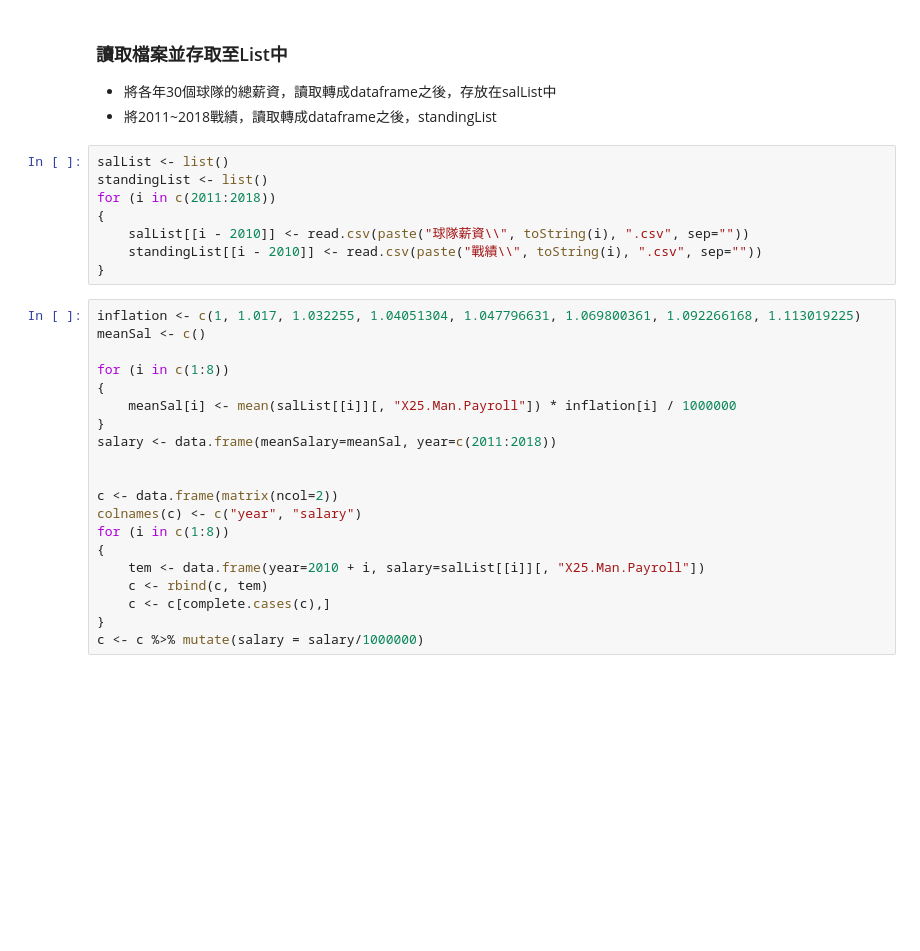
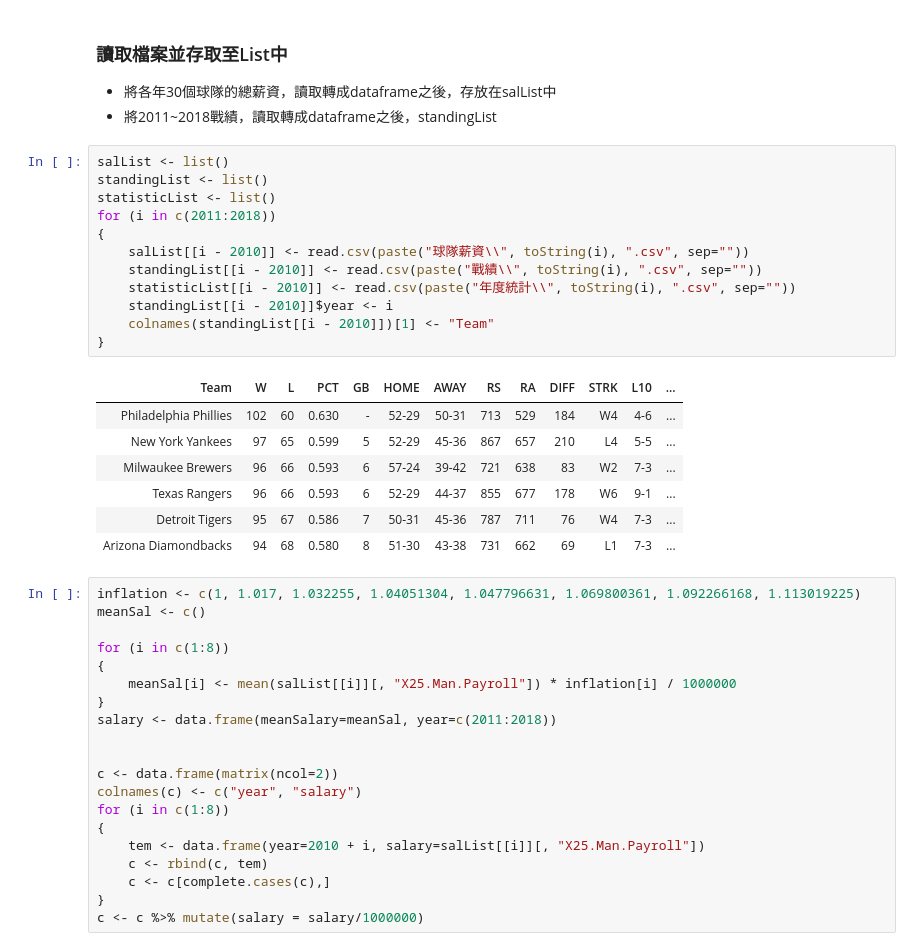
Before and after one commit to ntuken/MLB-baseball, a Jupyter notebook: Data Analysis.ipynb, the cells around one changed output. Saved outputs shown, nothing was run; the diff lists cells and outputs as text; blank space fills up the shorter version.

```diff
--- a/Data Analysis.ipynb
+++ b/Data Analysis.ipynb
@@ -68,11 +59,23 @@ head(read.csv("戰績\\2011.csv"))
 # %%
 salList <- list()
 standingList <- list()
+statisticList <- list()
 for (i in c(2011:2018))
 {
     salList[[i - 2010]] <- read.csv(paste("球隊薪資\\", toString(i), ".csv", sep=""))
     standingList[[i - 2010]] <- read.csv(paste("戰績\\", toString(i), ".csv", sep=""))
+    statisticList[[i - 2010]] <- read.csv(paste("年度統計\\", toString(i), ".csv", sep=""))
+    standingList[[i - 2010]]$year <- i
+    colnames(standingList[[i - 2010]])[1] <- "Team"
 }
+# %% [output]
+| Team | W | L | PCT | GB | HOME | AWAY | RS | RA | DIFF | STRK | L10 | ... |
+| Philadelphia Phillies | 102 | 60 | 0.630 | - | 52-29 | 50-31 | 713 | 529 | 184 | W4 | 4-6 | ... |
+| New York Yankees | 97 | 65 | 0.599 | 5 | 52-29 | 45-36 | 867 | 657 | 210 | L4 | 5-5 | ... |
+| Milwaukee Brewers | 96 | 66 | 0.593 | 6 | 57-24 | 39-42 | 721 | 638 | 83 | W2 | 7-3 | ... |
+| Texas Rangers | 96 | 66 | 0.593 | 6 | 52-29 | 44-37 | 855 | 677 | 178 | W6 | 9-1 | ... |
+| Detroit Tigers | 95 | 67 | 0.586 | 7 | 50-31 | 45-36 | 787 | 711 | 76 | W4 | 7-3 | ... |
+| Arizona Diamondbacks | 94 | 68 | 0.580 | 8 | 51-30 | 43-38 | 731 | 662 | 69 | L1 | 7-3 | ... |
 # %%
 inflation <- c(1, 1.017, 1.032255, 1.04051304, 1.047796631, 1.069800361, 1.092266168, 1.113019225)
 meanSal <- c()
```
Also changed, not shown: parts of 7 cells of this notebook, 9 other files.
